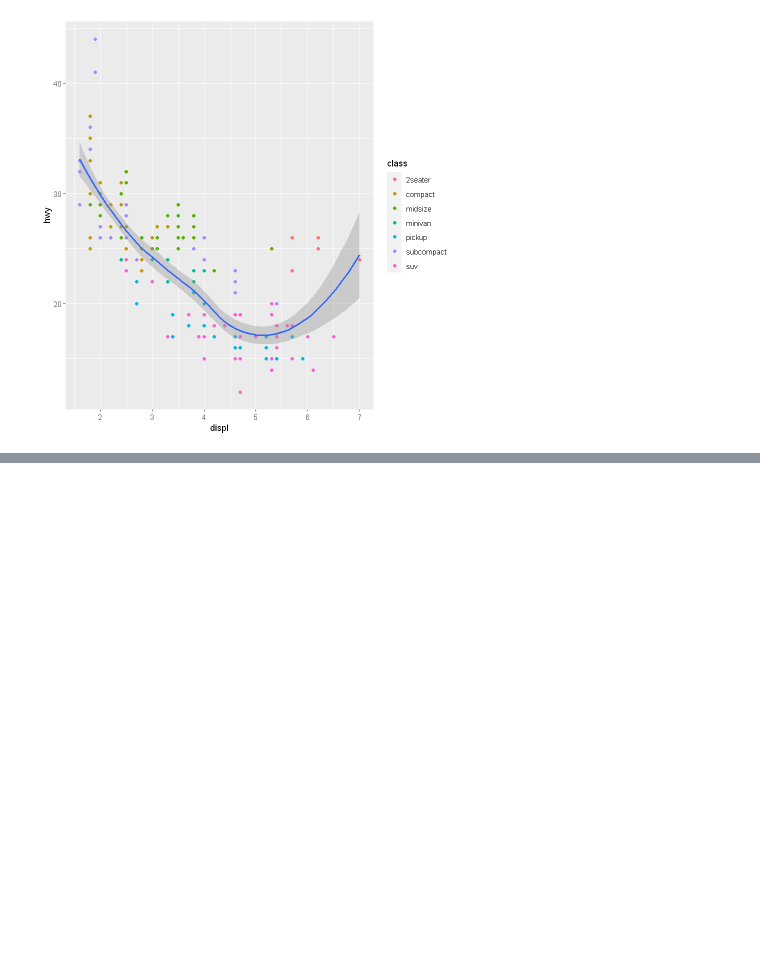
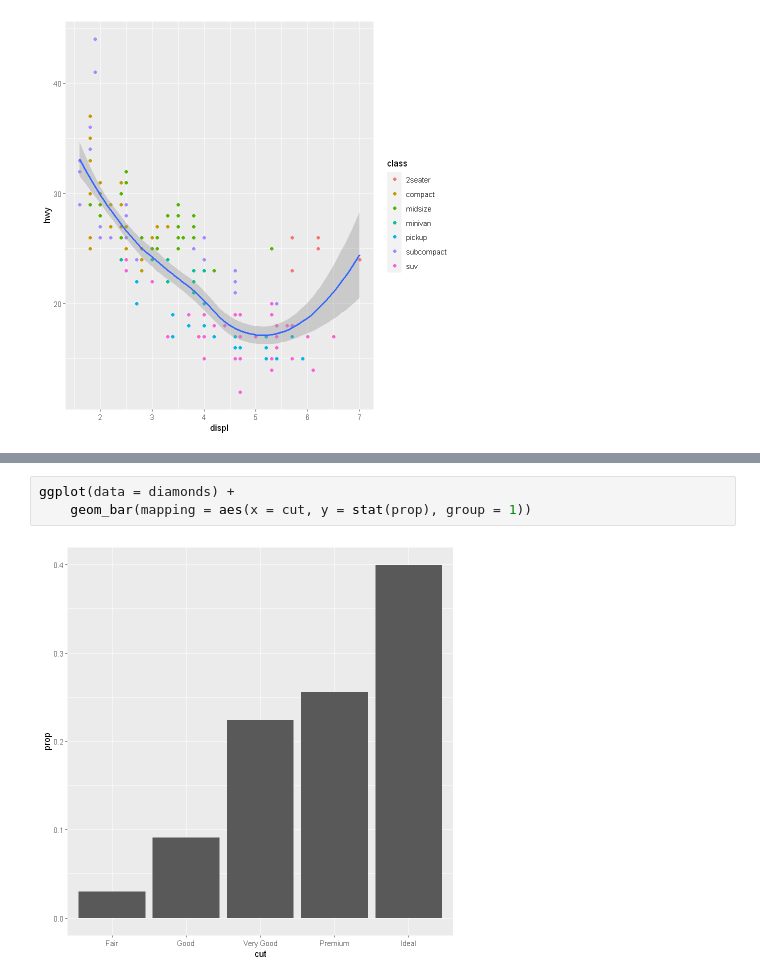
Before and after one commit to Vu-Viet-Phong/R, a Jupyter notebook: R-for-DS/Data-Visualisation.ipynb, the cells around one changed output, grey strips where cells are left out. Drawn from its saved outputs; the diff is of its cells as text; blank space fills up the shorter version.

```diff
--- a/R-for-DS/Data-Visualisation.ipynb
+++ b/R-for-DS/Data-Visualisation.ipynb
@@ -181,0 +209,5 @@ ggplot(data = mpg, mapping = aes(x = displ, y = hwy)) +
+# %%
+ggplot(data = diamonds) +
+    geom_bar(mapping = aes(x = cut, y = stat(prop), group = 1))
+# %% [output]
+[figure, added]
```
Also changed, not shown: parts of 22 cells of this notebook.
